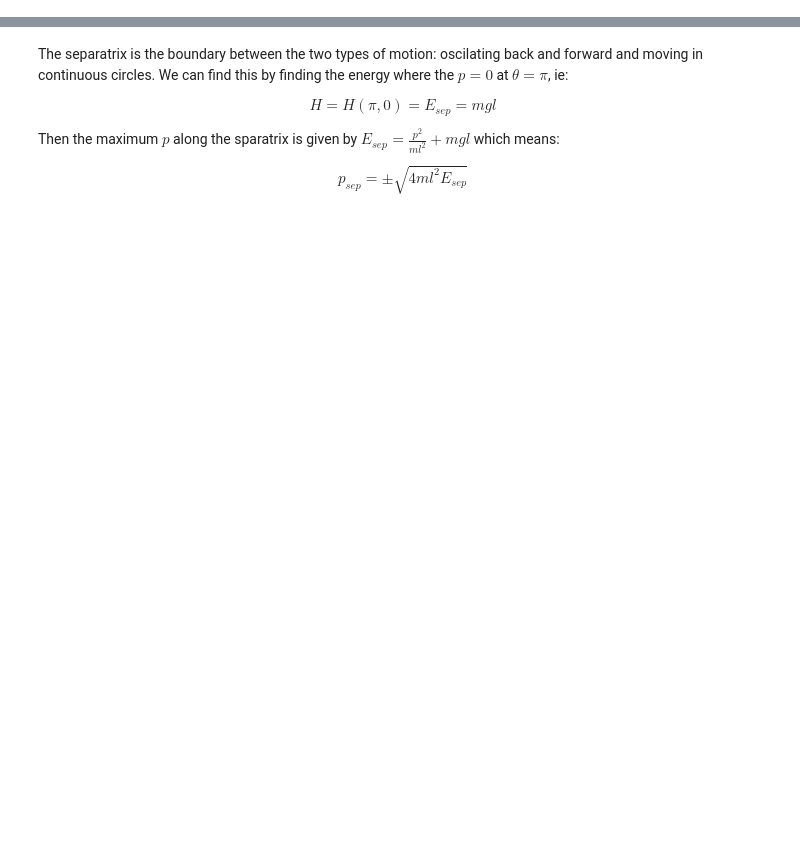
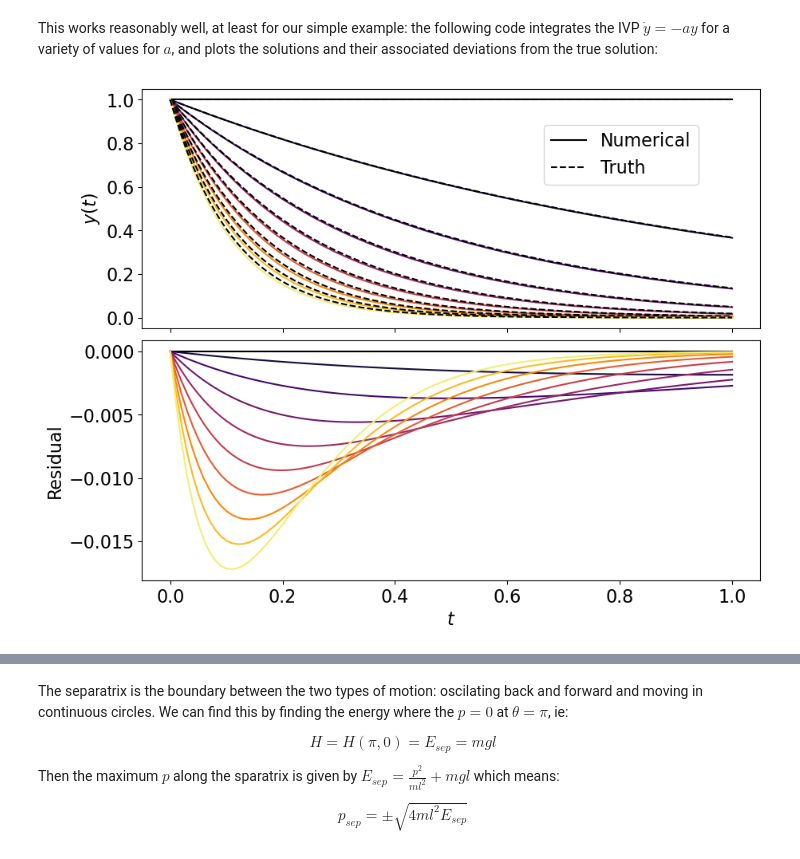
Before and after one commit to CITA/CTA200H, a Jupyter notebook: lecture_4_numerical_python/4_initial_value_problems.ipynb, the cells around one changed output, grey strips where cells are left out. Saved outputs shown, nothing was run; the diff lists cells and outputs as text; code cells hidden in the pictures; blank space fills up the shorter version.

```diff
--- a/lecture_4_numerical_python/4_initial_value_problems.ipynb
+++ b/lecture_4_numerical_python/4_initial_value_problems.ipynb
@@ -139,0 +71,22 @@ Re-write the ODE as a set of coupled first order ODEs by using a dummy variable,
+# %% [markdown]
+This works reasonably well, at least for our simple example: the following code integrates the IVP $\dot{y}=-ay$ for a variety of values for $a$, and plots the solutions and their associated deviations from the true solution:
+# %%
+# RHS function:
+def F(y,a):
+    return -a*y
+
+# compute and plot solutions & residuals:
+cols = plt.cm.inferno(np.linspace(0,.95,10))
+f,ax = plt.subplots(2,1,figsize=(10,8),sharex=True)
+for i,aa in enumerate(np.arange(10)):
+    tt,yy = integrateIVP(fun=lambda y: F(y,a=aa),t_span=(0,1.),y0=1,h=0.01)
+    ax[0].plot(tt,yy,label='Numerical' if i==0 else '__nolegend__',color=cols[i])
+    ax[0].plot(tt,np.exp(-aa*tt),'--',label='Truth' if i==0 else '__nolegend__',color='k')
+    ax[1].plot(tt,yy-np.exp(-aa*tt),color=cols[i])
+ax[1].set_xlabel('$t$')
+ax[0].set_ylabel('$y(t)$')
+ax[1].set_ylabel('Residual')
+ax[0].legend(loc=(0.65,0.6))
+plt.subplots_adjust(hspace=0.05)
+# %% [output]
+[figure, added]
```
Also changed, not shown: parts of 22 cells of this notebook.
